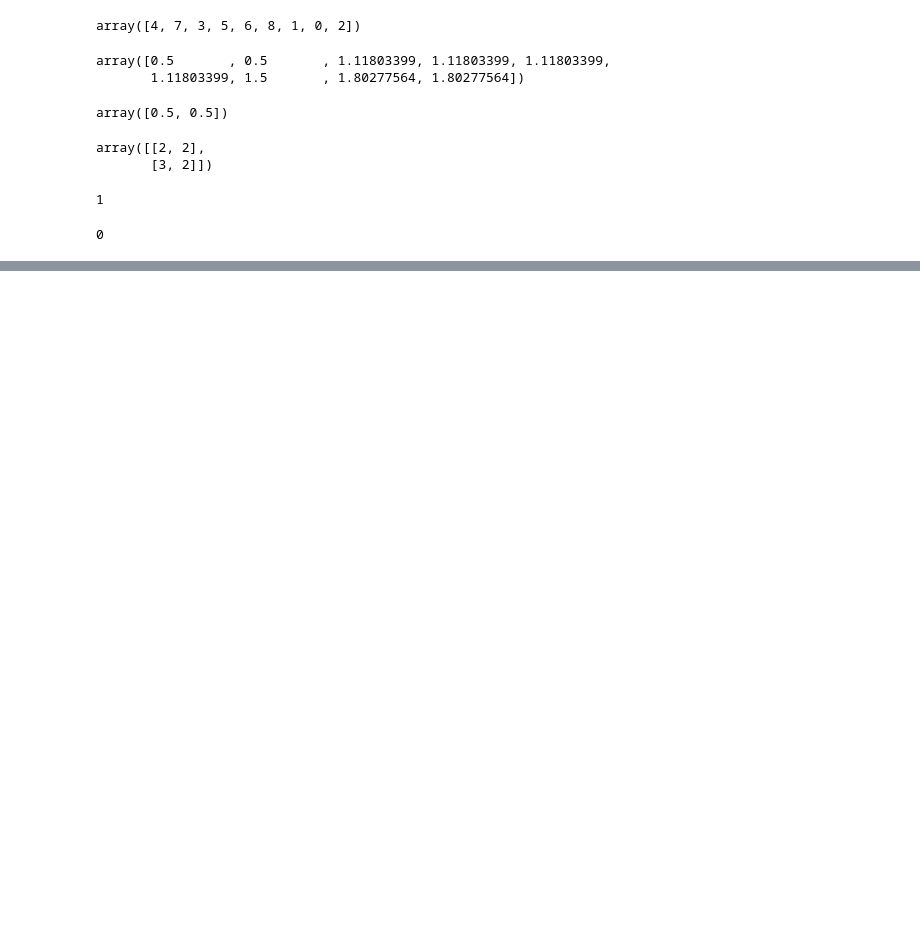
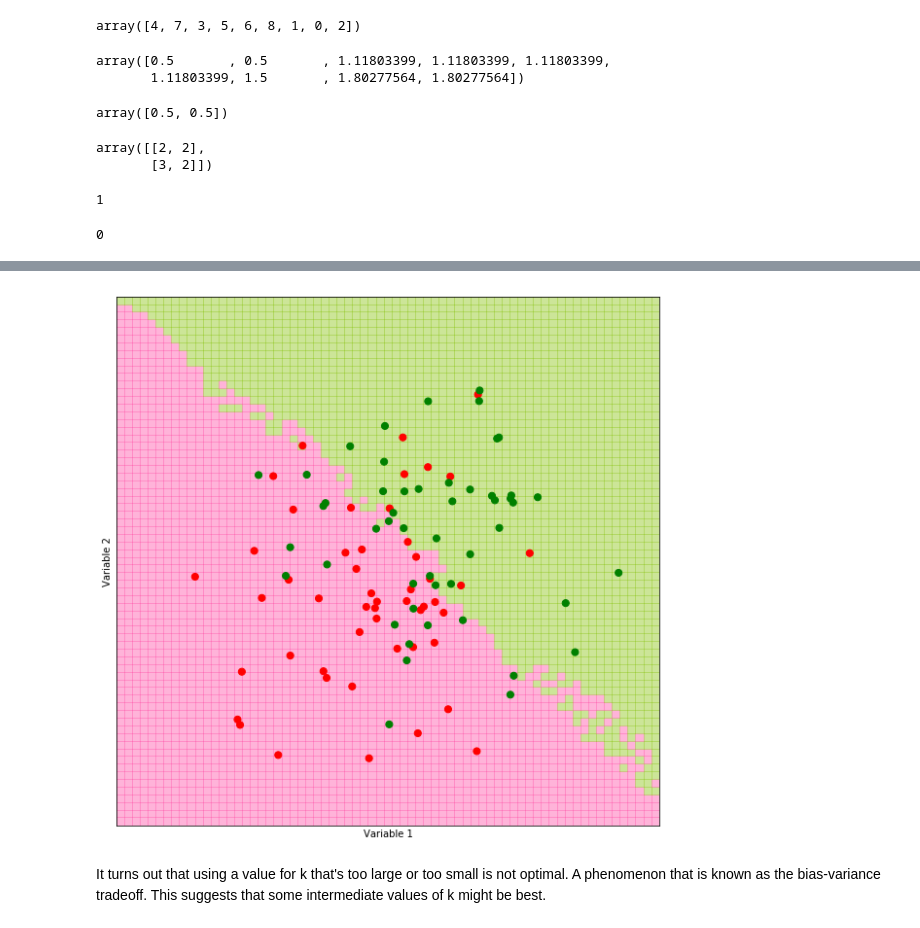
Before and after one commit to maharshi1/data_analysis, a Jupyter notebook: case-study-3_kNN_classification/main.ipynb, the cells around one changed output, grey strips where cells are left out. Cells and saved outputs as stored; diff of their text form; code cells hidden in the pictures; blank space fills up the shorter version.

```diff
--- a/case-study-3_kNN_classification/main.ipynb
+++ b/case-study-3_kNN_classification/main.ipynb
@@ -138,0 +229,11 @@ knn_predict(np.array([1.,2.7]), points, outcomes, 2)
+# %%
+k = 50; filename = "knn_synth_50.pdf"; limits = (-3,4,-3,4); h = .1
+(xx, yy, prediction_grid) = make_prediction_grid(predictors, outcomes, limits, h, k)
+plot_prediction_grid(xx, yy, prediction_grid, filename)
+# %% [output]
+[figure, added]
+# %% [markdown]
+<p>It turns out that using a value for k that's too large or too small
+is not optimal.
+A phenomenon that is known as the bias-variance tradeoff.
+This suggests that some intermediate values of k might be best.</p>
```
Also changed, not shown: parts of 23 cells of this notebook, 6 other files.
